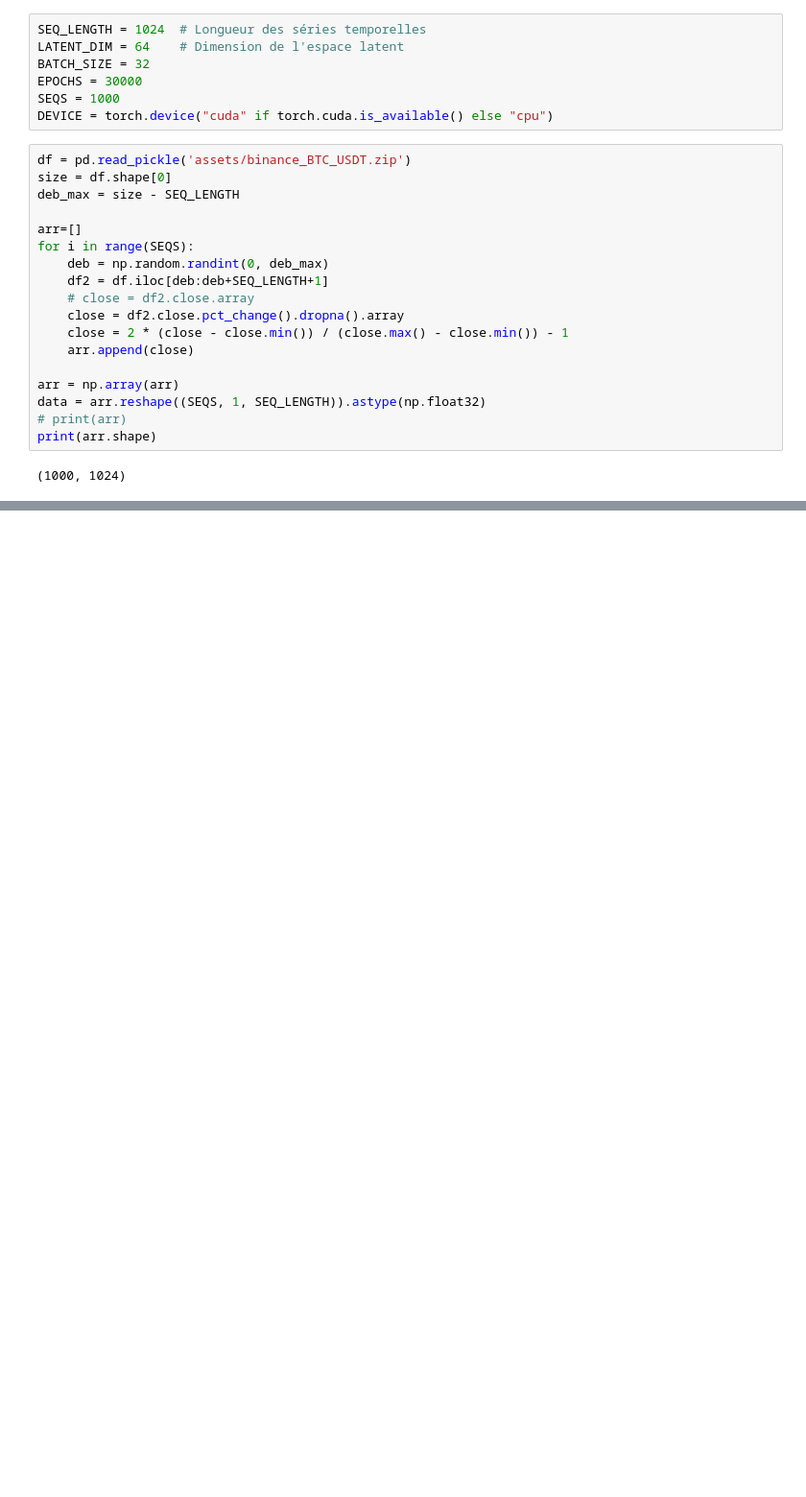
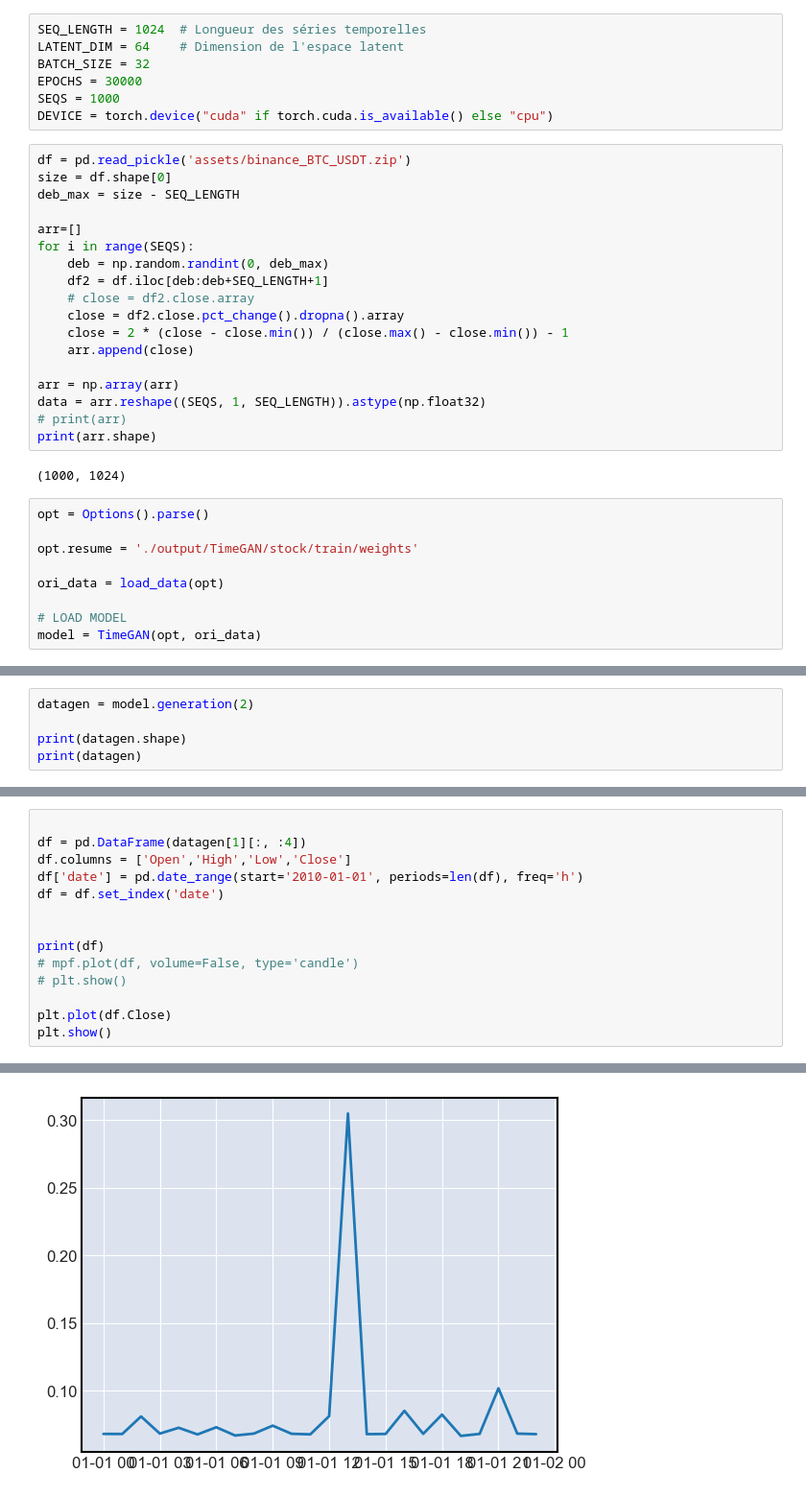
Before and after one commit to rdeporre/TimeGAN-pytorch, a Jupyter notebook: test.ipynb, the cells around one changed output, grey strips where cells are left out. Shown at 96% size. Saved outputs shown, nothing was run; the diff lists cells and outputs as text; blank space fills up the shorter version.

```diff
--- a/test.ipynb
+++ b/test.ipynb
@@ -34,3 +38,12 @@ data = arr.reshape((SEQS, 1, SEQ_LENGTH)).astype(np.float32)
 print(arr.shape)
 # %% [output]
 (1000, 1024)
+# %%
+opt = Options().parse()
+
+opt.resume = './output/TimeGAN/stock/train/weights'
+
+ori_data = load_data(opt)
+
+# LOAD MODEL
+model = TimeGAN(opt, ori_data)
@@ -36,0 +55,5 @@ print(arr.shape)
+# %%
+datagen = model.generation(2)
+
+print(datagen.shape)
+print(datagen)
@@ -36,0 +78,15 @@ print(arr.shape)
+# %%
+
+df = pd.DataFrame(datagen[1][:, :4])
+df.columns = ['Open','High','Low','Close']
+df['date'] = pd.date_range(start='2010-01-01', periods=len(df), freq='h')
+df = df.set_index('date')
+
+
+print(df)
+# mpf.plot(df, volume=False, type='candle')
+# plt.show()
+
+plt.plot(df.Close)
+plt.show()
+# %% [output]
@@ -36,0 +110 @@ print(arr.shape)
+[figure, added]
```
Also changed, not shown: parts of 4 cells of this notebook, 8 other files.
